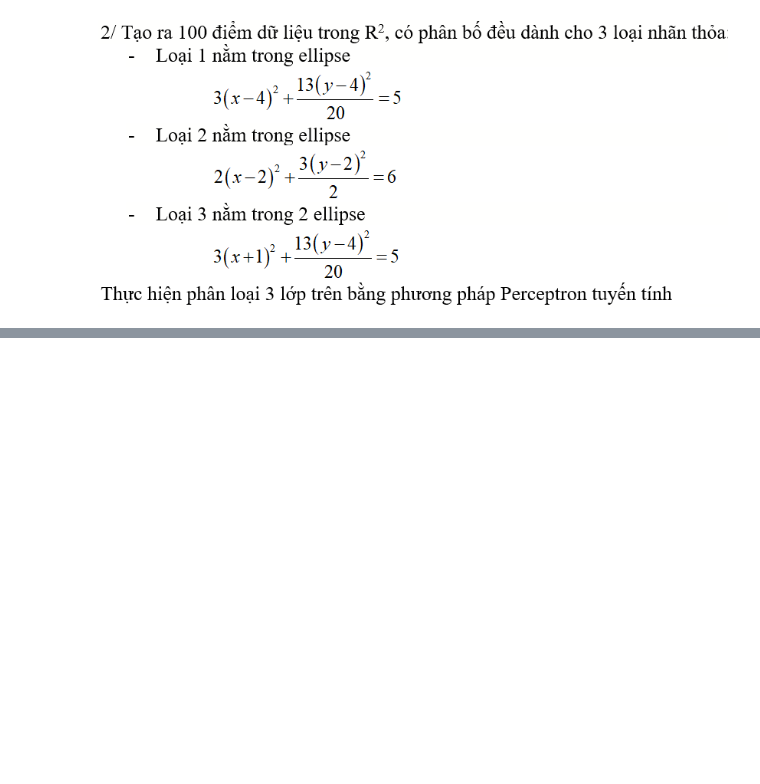
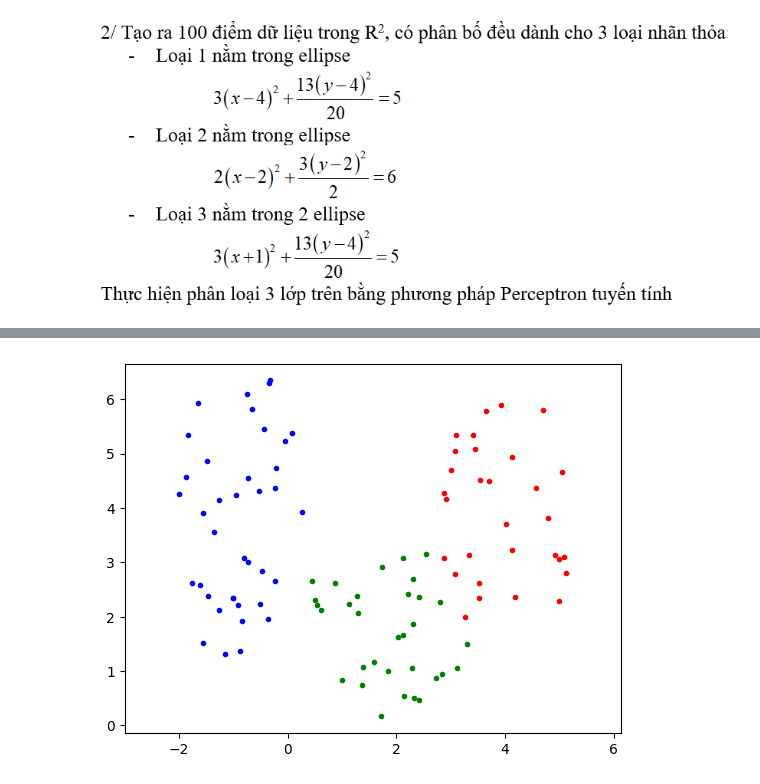
Before and after one commit to Nhunk/deeplearning, a Jupyter notebook: BTTH/Chuong1.ipynb, the cells around one changed output, grey strips where cells are left out. Cells and saved outputs as stored; diff of their text form; code cells hidden in the pictures; blank space fills up the shorter version.

```diff
--- a/BTTH/Chuong1.ipynb
+++ b/BTTH/Chuong1.ipynb
@@ -67,0 +6,35 @@ plt.show()
+# %%
+plt.figure()
+plt.axis('equal')
+
+points =[]
+labels = []
+
+i = 0
+while i < 100:
+    x = np.random.random(1)*10-2
+    y = np.random.random(1)*10-2
+
+    #Loại 1
+    if 3*(x-4)**2 + 13/20*(y-4)**2 < 5:
+        points.append((x,y))
+        labels.append(0)
+        i+=1
+        plt.plot(x,y, 'r.')
+
+    #Loại 2
+    elif 2*(x-2)**2 + 3/2*(y-2)**2 <6:
+        points.append((x,y))
+        labels.append(1)
+        i+=1
+        plt.plot(x,y, 'g.')
+
+    #Loại 3
+    elif 3*(x+1)**2 + 13/20*(y-4)**2 <5:
+        points.append((x,y))
+        labels.append(2)
+        i+=1
+        plt.plot(x,y, 'b.')
+    else: continue
+# %% [output]
+[figure, added]
```
Also changed, not shown: parts of 6 cells of this notebook.
